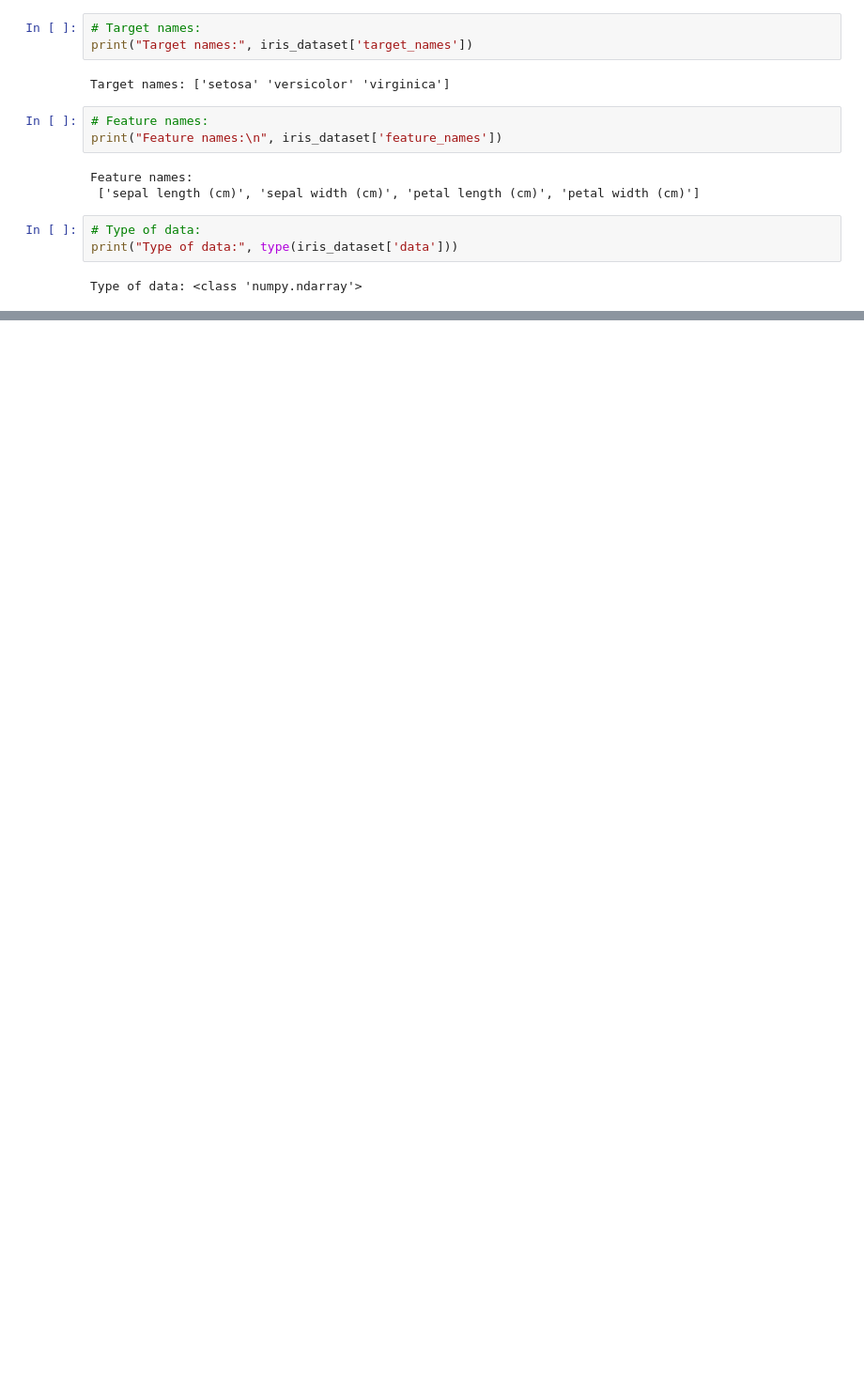
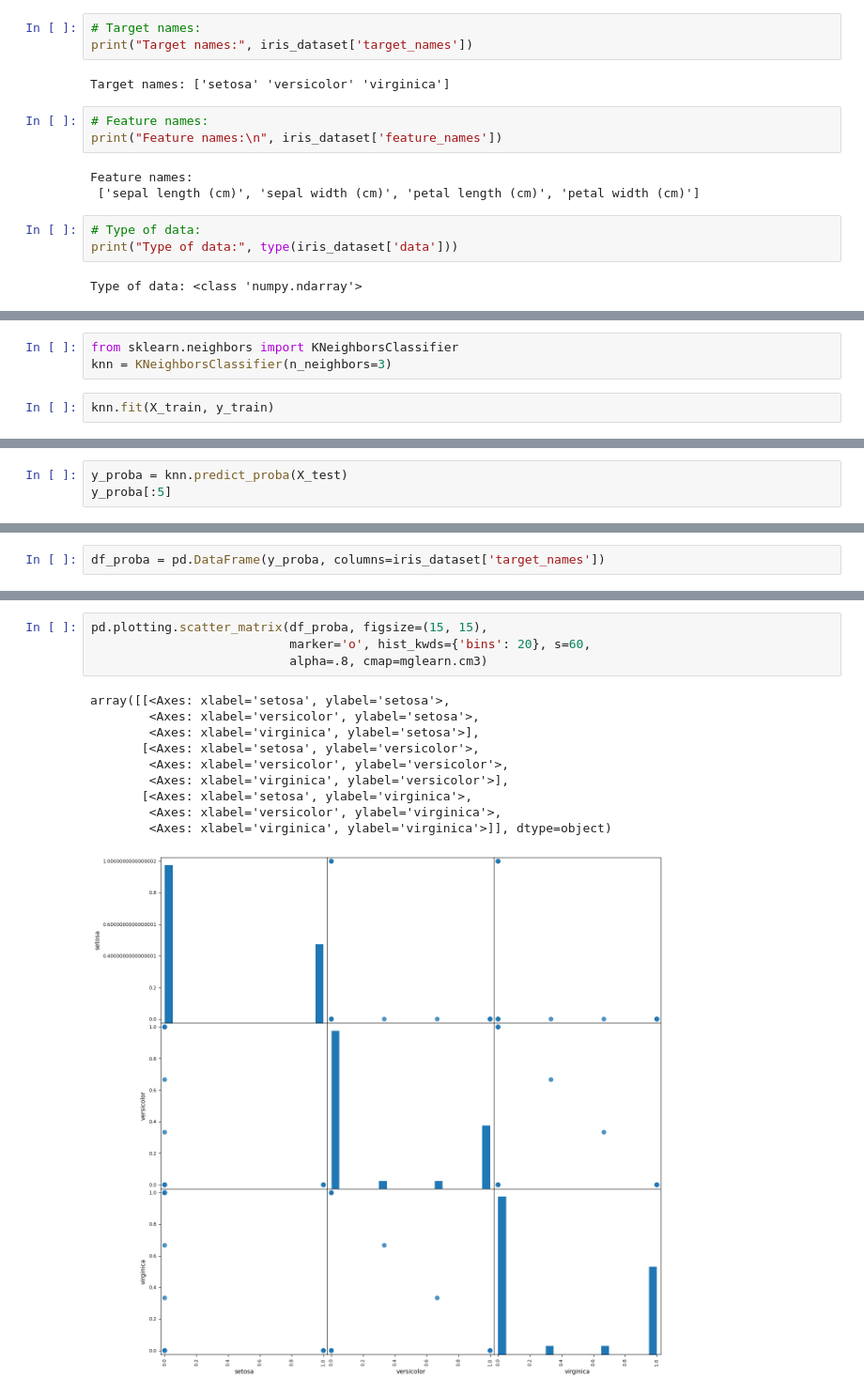
Before and after one commit to jonjimenez99/Portafolio, a Jupyter notebook: repaso_python.ipynb, the cells around one changed output, grey strips where cells are left out. Shown: that part at 94% size. Cells and saved outputs as stored; diff of their text form; blank space fills up the shorter version.

```diff
--- a/repaso_python.ipynb
+++ b/repaso_python.ipynb
@@ -104,0 +184,5 @@ Type of data: <class 'numpy.ndarray'>
+# %%
+from sklearn.neighbors import KNeighborsClassifier
+knn = KNeighborsClassifier(n_neighbors=3)
+# %%
+knn.fit(X_train, y_train)
@@ -104,0 +218,3 @@ Type of data: <class 'numpy.ndarray'>
+# %%
+y_proba = knn.predict_proba(X_test)
+y_proba[:5]
@@ -104,0 +227,2 @@ Type of data: <class 'numpy.ndarray'>
+# %%
+df_proba = pd.DataFrame(y_proba, columns=iris_dataset['target_names'])
@@ -104,0 +235,15 @@ Type of data: <class 'numpy.ndarray'>
+# %%
+pd.plotting.scatter_matrix(df_proba, figsize=(15, 15),
+                           marker='o', hist_kwds={'bins': 20}, s=60,
+                           alpha=.8, cmap=mglearn.cm3)
+# %% [output]
+array([[<Axes: xlabel='setosa', ylabel='setosa'>,
+        <Axes: xlabel='versicolor', ylabel='setosa'>,
+        <Axes: xlabel='virginica', ylabel='setosa'>],
+       [<Axes: xlabel='setosa', ylabel='versicolor'>,
+        <Axes: xlabel='versicolor', ylabel='versicolor'>,
+        <Axes: xlabel='virginica', ylabel='versicolor'>],
+       [<Axes: xlabel='setosa', ylabel='virginica'>,
+        <Axes: xlabel='versicolor', ylabel='virginica'>,
+        <Axes: xlabel='virginica', ylabel='virginica'>]], dtype=object)
+[figure, added]
```
Also changed, not shown: parts of 21 cells of this notebook.
